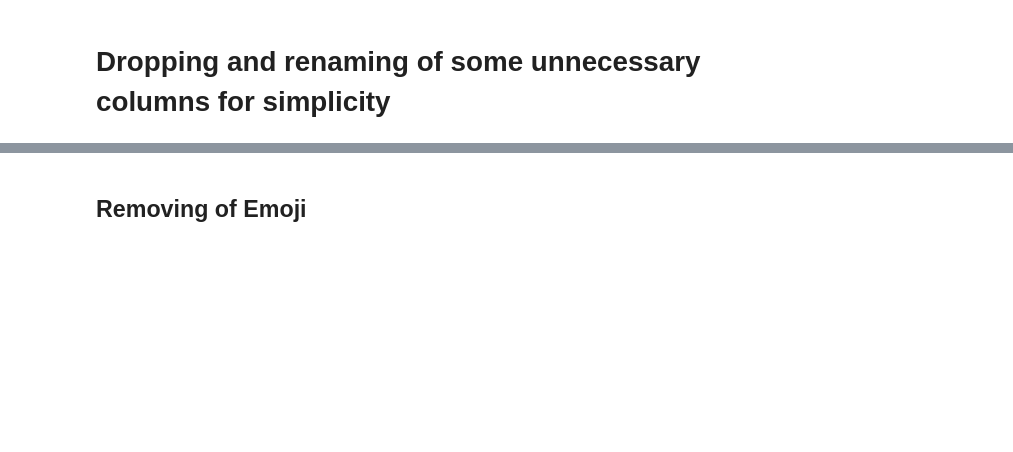
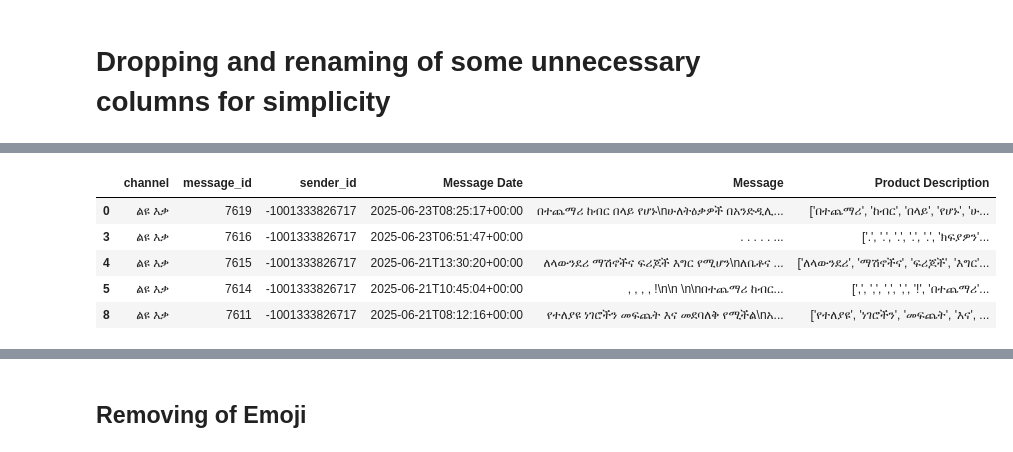
Before and after one commit to nanecha/Telegram_E-commerce-_extractor-, a Jupyter notebook: notebooks/telegram_preprocessing_labelling.ipynb, the cells around one changed output, grey strips where cells are left out. Cells and saved outputs as stored; diff of their text form; code cells hidden in the pictures; blank space fills up the shorter version.

```diff
--- a/notebooks/telegram_preprocessing_labelling.ipynb
+++ b/notebooks/telegram_preprocessing_labelling.ipynb
@@ -128,0 +123,10 @@ df2.head()
+# %%
+df2=clean_telegram_data_v1(df2)
+df2.head()
+# %% [output]
+|  | channel | message_id | sender_id | Message Date | Message | Product Description |
+| 0 | ልዩ እቃ | 7619 | -1001333826717 | 2025-06-23T08:25:17+00:00 | በተጨማሪ ከብር በላይ የሆኑ\nሁለትዕቃዎች በአንድዲሊ... | ['በተጨማሪ', 'ከብር', 'በላይ', 'የሆኑ', 'ሁ... |
+| 3 | ልዩ እቃ | 7616 | -1001333826717 | 2025-06-23T06:51:47+00:00 | . . . . . ... | ['.', '.', '.', '.', '.', 'ክፍያዎን'... |
+| 4 | ልዩ እቃ | 7615 | -1001333826717 | 2025-06-21T13:30:20+00:00 | ለላውንደሪ ማሽኖችና ፍሪጆች እግር የሚሆን\nለቤቶና ... | ['ለላውንደሪ', 'ማሽኖችና', 'ፍሪጆች', 'እግር'... |
+| 5 | ልዩ እቃ | 7614 | -1001333826717 | 2025-06-21T10:45:04+00:00 | , , , , !\n\n \n\nበተጨማሪ ከብር... | [',', ',', ',', ',', '!', 'በተጨማሪ'... |
+| 8 | ልዩ እቃ | 7611 | -1001333826717 | 2025-06-21T08:12:16+00:00 | የተለያዩ ነገሮችን መፍጨት እና መደባለቅ የሚችል\nአ... | ['የተለያዩ', 'ነገሮችን', 'መፍጨት', 'እና', ... |
```
Also changed, not shown: parts of 26 cells of this notebook.
